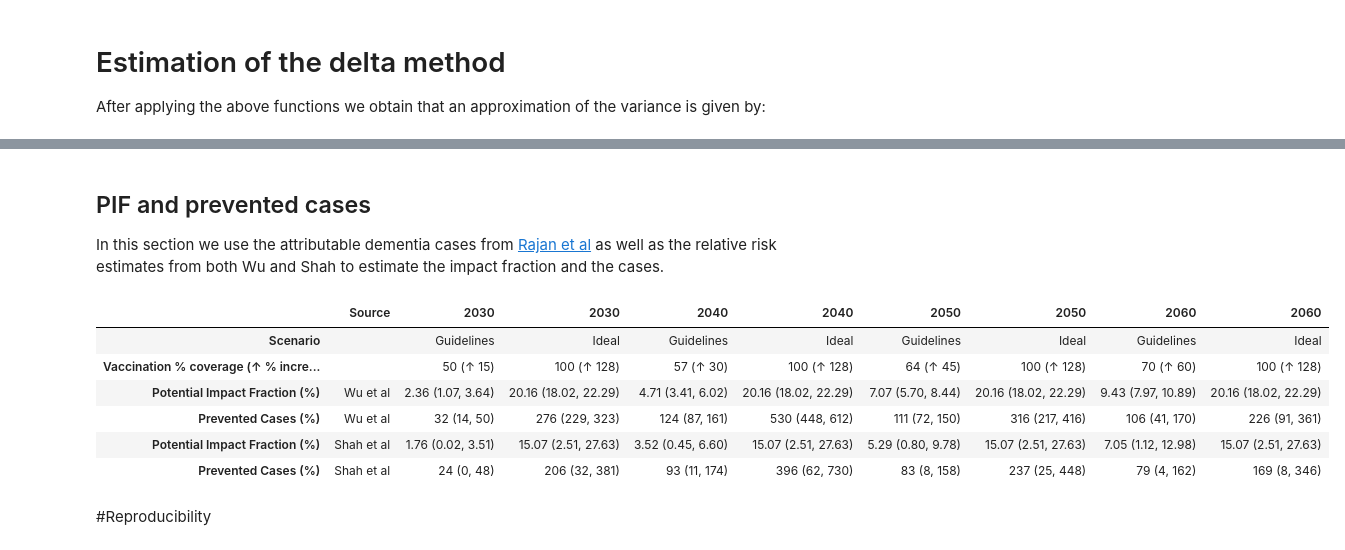
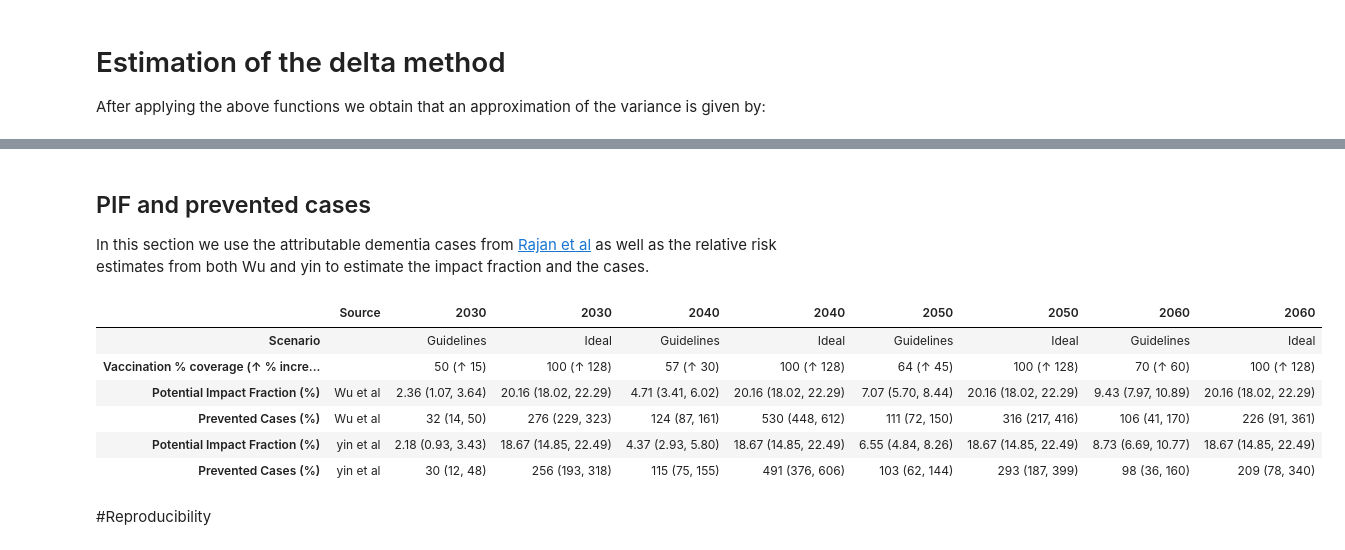
Before and after one commit to RodrigoZepeda/ShinglesDeltaMethod, a Jupyter notebook: DeltaMethod_PIF_Shingles.ipynb, the cells around one changed output, grey strips where cells are left out. Saved outputs shown, nothing was run; the diff lists cells and outputs as text; code cells hidden in the pictures.

Commit message:
Changed metanalysis from Shah to Yin

```diff
--- a/DeltaMethod_PIF_Shingles.ipynb
+++ b/DeltaMethod_PIF_Shingles.ipynb
@@ -172,7 +178,7 @@ def get_var_log(UCL_RR, LCL_RR):
 # %% [markdown]
 ## PIF and prevented cases
 
-In this section we use the attributable dementia cases from [Rajan et al](https://alz-journals.onlinelibrary.wiley.com/doi/10.1002/alz.12362) as well as the relative risk estimates from both Wu and Shah to estimate the impact fraction and the cases.
+In this section we use the attributable dementia cases from [Rajan et al](https://alz-journals.onlinelibrary.wiley.com/doi/10.1002/alz.12362) as well as the relative risk estimates from both Wu and yin to estimate the impact fraction and the cases.
 # %%
 #Global values
 pval    = 0.438
@@ -260,17 +266,17 @@ df[cases_ideal] = df.apply(
 df[['pif_wu','pif_wu_low','pif_wu_up','pif_wu_ideal','pif_wu_ideal_low','pif_wu_ideal_up']] = df[['pif_wu','pif_wu_low','pif_wu_up','pif_wu_ideal','pif_wu_ideal_low','pif_wu_ideal_up']].map(lambda x: f"{x:,.2f}")
 df[['cases_wu','cases_wu_low','cases_wu_up','cases_wu_ideal','cases_wu_ideal_low','cases_wu_ideal_up']] = df[['cases_wu','cases_wu_low','cases_wu_up','cases_wu_ideal','cases_wu_ideal_low','cases_wu_ideal_up']].map(lambda x: f"{x:,.0f}")
 
-df[['pif_shah','pif_shah_low','pif_shah_up','pif_shah_ideal','pif_shah_ideal_low','pif_shah_ideal_up']] = df[['pif_shah','pif_shah_low','pif_shah_up','pif_shah_ideal','pif_shah_ideal_low','pif_shah_ideal_up']].map(lambda x: f"{x:,.2f}")
-df[['cases_shah','cases_shah_low','cases_shah_up','cases_shah_ideal','cases_shah_ideal_low','cases_shah_ideal_up']] = df[['cases_shah','cases_shah_low','cases_shah_up','cases_shah_ideal','cases_shah_ideal_low','cases_shah_ideal_up']].map(lambda x: f"{abs(x):,.0f}")
+df[['pif_yin','pif_yin_low','pif_yin_up','pif_yin_ideal','pif_yin_ideal_low','pif_yin_ideal_up']] = df[['pif_yin','pif_yin_low','pif_yin_up','pif_yin_ideal','pif_yin_ideal_low','pif_yin_ideal_up']].map(lambda x: f"{x:,.2f}")
+df[['cases_yin','cases_yin_low','cases_yin_up','cases_yin_ideal','cases_yin_ideal_low','cases_yin_ideal_up']] = df[['cases_yin','cases_yin_low','cases_yin_up','cases_yin_ideal','cases_yin_ideal_low','cases_yin_ideal_up']].map(lambda x: f"{abs(x):,.0f}")
 
 #Make just one column
-df['pif_shah_formatted'] = df.apply(
-    lambda row: f"{row['pif_shah']} ({row['pif_shah_low']}, {row['pif_shah_up']})",
+df['pif_yin_formatted'] = df.apply(
+    lambda row: f"{row['pif_yin']} ({row['pif_yin_low']}, {row['pif_yin_up']})",
     axis=1
 )
 
-df['pif_shah_ideal_formatted'] = df.apply(
-    lambda row: f"{row['pif_shah_ideal']} ({row['pif_shah_ideal_low']}, {row['pif_shah_ideal_up']})",
+df['pif_yin_ideal_formatted'] = df.apply(
+    lambda row: f"{row['pif_yin_ideal']} ({row['pif_yin_ideal_low']}, {row['pif_yin_ideal_up']})",
     axis=1
 )
 
@@ -285,13 +291,13 @@ df['pif_wu_ideal_formatted'] = df.apply(
     axis=1
 )
 
-df['cases_shah_formatted'] = df.apply(
-    lambda row: f"{row['cases_shah']} ({row['cases_shah_low']}, {row['cases_shah_up']})",
+df['cases_yin_formatted'] = df.apply(
+    lambda row: f"{row['cases_yin']} ({row['cases_yin_low']}, {row['cases_yin_up']})",
     axis=1
 )
 
-df['cases_shah_ideal_formatted'] = df.apply(
-    lambda row: f"{row['cases_shah_ideal']} ({row['cases_shah_ideal_low']}, {row['cases_shah_ideal_up']})",
+df['cases_yin_ideal_formatted'] = df.apply(
+    lambda row: f"{row['cases_yin_ideal']} ({row['cases_yin_ideal_low']}, {row['cases_yin_ideal_up']})",
     axis=1
 )
 
@@ -318,93 +324,93 @@ df['coverage_formatted'] = df.apply(
 # Reshape table for paper
 presentation_df = pd.DataFrame({
     'Source': [
-        "","", "Wu et al", "Wu et al", "Shah et al", "Shah et al"
+        "","", "Wu et al", "Wu et al", "yin et al", "yin et al"
     ],
     '2030': [
         "Guidelines",
         df.loc[df['year'] == 2030, 'coverage_formatted'].values[0],
         df.loc[df['year'] == 2030, 'pif_wu_formatted'].values[0],
         df.loc[df['year'] == 2030, 'cases_wu_formatted'].values[0],
-        df.loc[df['year'] == 2030, 'pif_shah_formatted'].values[0],
-        df.loc[df['year'] == 2030, 'cases_shah_formatted'].values[0]
+        df.loc[df['year'] == 2030, 'pif_yin_formatted'].values[0],
+        df.loc[df['year'] == 2030, 'cases_yin_formatted'].values[0]
     ],
     '2030 ': [
         "Ideal",
         "100 (↑ 128)",
         df.loc[df['year'] == 2030, 'pif_wu_ideal_formatted'].values[0],
         df.loc[df['year'] == 2030, 'cases_wu_ideal_formatted'].values[0],
-        df.loc[df['year'] == 2030, 'pif_shah_ideal_formatted'].values[0],
-        df.loc[df['year'] == 2030, 'cases_shah_ideal_formatted'].values[0]
+        df.loc[df['year'] == 2030, 'pif_yin_ideal_formatted'].values[0],
+        df.loc[df['year'] == 2030, 'cases_yin_ideal_formatted'].values[0]
     ],
     '2040': [
         "Guidelines",
         df.loc[df['year'] == 2040, 'coverage_formatted'].values[0],
         df.loc[df['year'] == 2040, 'pif_wu_formatted'].values[0],
         df.loc[df['year'] == 2040, 'cases_wu_formatted'].values[0],
-        df.loc[df['year'] == 2040, 'pif_shah_formatted'].values[0],
-        df.loc[df['year'] == 2040, 'cases_shah_formatted'].values[0]
+        df.loc[df['year'] == 2040, 'pif_yin_formatted'].values[0],
+        df.loc[df['year'] == 2040, 'cases_yin_formatted'].values[0]
     ],
     '2040 ': [
         "Ideal",
         "100 (↑ 128)",
         df.loc[df['year'] == 2040, 'pif_wu_ideal_formatted'].values[0],
         df.loc[df['year'] == 2040, 'cases_wu_ideal_formatted'].values[0],
-        df.loc[df['year'] == 2040, 'pif_shah_ideal_formatted'].values[0],
-        df.loc[df['year'] == 2040, 'cases_shah_ideal_formatted'].values[0]
+        df.loc[df['year'] == 2040, 'pif_yin_ideal_formatted'].values[0],
+        df.loc[df['year'] == 2040, 'cases_yin_ideal_formatted'].values[0]
     ],
     '2050': [
         "Guidelines",
         df.loc[df['year'] == 2050, 'coverage_formatted'].values[0],
         df.loc[df['year'] == 2050, 'pif_wu_formatted'].values[0],
         df.loc[df['year'] == 2050, 'cases_wu_formatted'].values[0],
-        df.loc[df['year'] == 2050, 'pif_shah_formatted'].values[0],
-        df.loc[df['year'] == 2050, 'cases_shah_formatted'].values[0]
+        df.loc[df['year'] == 2050, 'pif_yin_formatted'].values[0],
+        df.loc[df['year'] == 2050, 'cases_yin_formatted'].values[0]
     ],
     '2050 ': [
         "Ideal",
         "100 (↑ 128)",
         df.loc[df['year'] == 2050, 'pif_wu_ideal_formatted'].values[0],
         df.loc[df['year'] == 2050, 'cases_wu_ideal_formatted'].values[0],
-        df.loc[df['year'] == 2050, 'pif_shah_ideal_formatted'].values[0],
-        df.loc[df['year'] == 2050, 'cases_shah_ideal_formatted'].values[0]
+        df.loc[df['year'] == 2050, 'pif_yin_ideal_formatted'].values[0],
+        df.loc[df['year'] == 2050, 'cases_yin_ideal_formatted'].values[0]
     ],
     '2060': [
         "Guidelines",
         df.loc[df['year'] == 2060, 'coverage_formatted'].values[0],
         df.loc[df['year'] == 2060, 'pif_wu_formatted'].values[0],
         df.loc[df['year'] == 2060, 'cases_wu_formatted'].values[0],
-        df.loc[df['year'] == 2060, 'pif_shah_formatted'].values[0],
-        df.loc[df['year'] == 2060, 'cases_shah_formatted'].values[0]
+        df.loc[df['year'] == 2060, 'pif_yin_formatted'].values[0],
+        df.loc[df['year'] == 2060, 'cases_yin_formatted'].values[0]
     ],
     '2060 ': [
         "Ideal",
         "100 (↑ 128)",
         df.loc[df['year'] == 2060, 'pif_wu_ideal_formatted'].values[0],
         df.loc[df['year'] == 2060, 'cases_wu_ideal_formatted'].values[0],
-        df.loc[df['year'] == 2060, 'pif_shah_ideal_formatted'].values[0],
-        df.loc[df['year'] == 2060, 'cases_shah_ideal_formatted'].values[0]
+        df.loc[df['year'] == 2060, 'pif_yin_ideal_formatted'].values[0],
+        df.loc[df['year'] == 2060, 'cases_yin_ideal_formatted'].values[0]
     ]
 
 }, index=["Scenario","Vaccination % coverage (↑ % increase)",
           "Potential Impact Fraction (%)", "Prevented Cases (%)",
           "Potential Impact Fraction (%)", "Prevented Cases (%)"])
 
 
 # Generate filename with today's date (e.g., "pif_shingles_results_2023-11-15.csv")
 today = datetime.now().strftime("%Y_%b_%d")
 filename = f"pif_shingles_results_{today}.csv"
 
 # Save
 presentation_df.to_csv(filename, index=True, encoding='utf-8')
 display(presentation_df)
 # %% [output]
 |  | Source | 2030 | 2030 | 2040 | 2040 | 2050 | 2050 | 2060 | 2060 |
 | Scenario |  | Guidelines | Ideal | Guidelines | Ideal | Guidelines | Ideal | Guidelines | Ideal |
 | Vaccination % coverage (↑ % incre... |  | 50 (↑ 15) | 100 (↑ 128) | 57 (↑ 30) | 100 (↑ 128) | 64 (↑ 45) | 100 (↑ 128) | 70 (↑ 60) | 100 (↑ 128) |
 | Potential Impact Fraction (%) | Wu et al | 2.36 (1.07, 3.64) | 20.16 (18.02, 22.29) | 4.71 (3.41, 6.02) | 20.16 (18.02, 22.29) | 7.07 (5.70, 8.44) | 20.16 (18.02, 22.29) | 9.43 (7.97, 10.89) | 20.16 (18.02, 22.29) |
 | Prevented Cases (%) | Wu et al | 32 (14, 50) | 276 (229, 323) | 124 (87, 161) | 530 (448, 612) | 111 (72, 150) | 316 (217, 416) | 106 (41, 170) | 226 (91, 361) |
-| Potential Impact Fraction (%) | Shah et al | 1.76 (0.02, 3.51) | 15.07 (2.51, 27.63) | 3.52 (0.45, 6.60) | 15.07 (2.51, 27.63) | 5.29 (0.80, 9.78) | 15.07 (2.51, 27.63) | 7.05 (1.12, 12.98) | 15.07 (2.51, 27.63) |
-| Prevented Cases (%) | Shah et al | 24 (0, 48) | 206 (32, 381) | 93 (11, 174) | 396 (62, 730) | 83 (8, 158) | 237 (25, 448) | 79 (4, 162) | 169 (8, 346) |
+| Potential Impact Fraction (%) | yin et al | 2.18 (0.93, 3.43) | 18.67 (14.85, 22.49) | 4.37 (2.93, 5.80) | 18.67 (14.85, 22.49) | 6.55 (4.84, 8.26) | 18.67 (14.85, 22.49) | 8.73 (6.69, 10.77) | 18.67 (14.85, 22.49) |
+| Prevented Cases (%) | yin et al | 30 (12, 48) | 256 (193, 318) | 115 (75, 155) | 491 (376, 606) | 103 (62, 144) | 293 (187, 399) | 98 (36, 160) | 209 (78, 340) |
 # %% [markdown]
 #Reproducibility
 # %%
```
Also changed, not shown: parts of 5 cells of this notebook.
